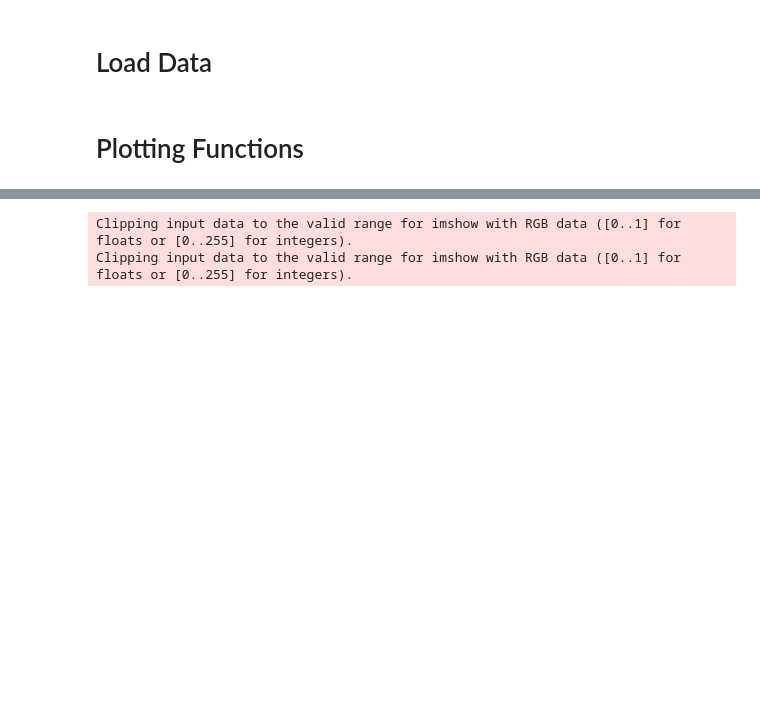
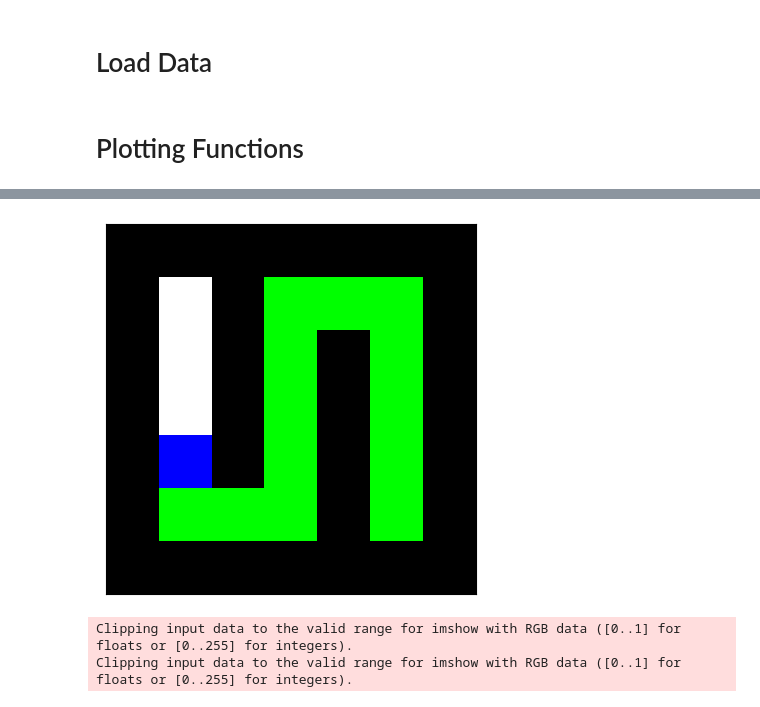
Before and after one commit to demkejon001/tpm_markov_modelling, a Jupyter notebook: analyze_trained_model.ipynb, the cells around one changed output, grey strips where cells are left out. Drawn from its saved outputs; the diff is of its cells as text; code cells hidden in the pictures; blank space fills up the shorter version.

```diff
--- a/analyze_trained_model.ipynb
+++ b/analyze_trained_model.ipynb
@@ -40,3 +59,24 @@ def plot_predicted_transitions(dataset, transition_idx):
+# %%
+from maze import UnicursalBreadCrumbMaze
+m = UnicursalBreadCrumbMaze(max_steps=1600, width=7, height=7) # 16 steps required to reach end of 7x7 maze
+
+s = m.reset()[0]
+m.step(2)
+m.step(2)
+s = m.step(2)[0]
+# s = m.step(0)[0]
+# s[:, 5, 5] = [0, 255, 0]
+# for i in range(7):
+#     for j in range(7):
+#         if np.all(s[:, i, j] == [0, 255, 0]):
+#             if (i, j) != (5, 5):
+#                 s[:, i, j] = [100, 200, 100]
+plt.imshow(s.astype(int).transpose((1, 2, 0)))
+plt.xticks([])
+plt.yticks([])
+plt.show()
+# %% [output]
+[figure, added]
 # %%
 plot_predicted_transitions(train_dataset, 49)
 # %% [output]
```
Also changed, not shown: parts of 9 cells of this notebook, 8 other files.
